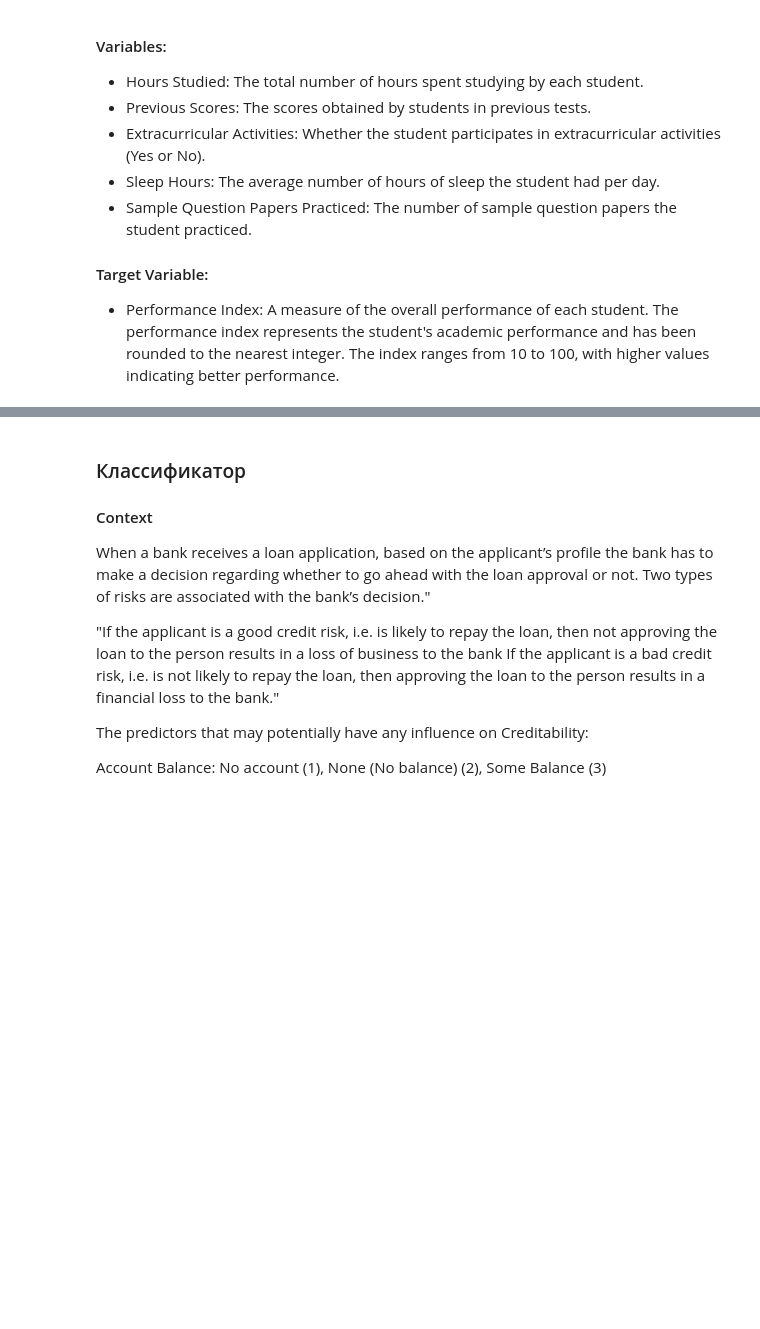
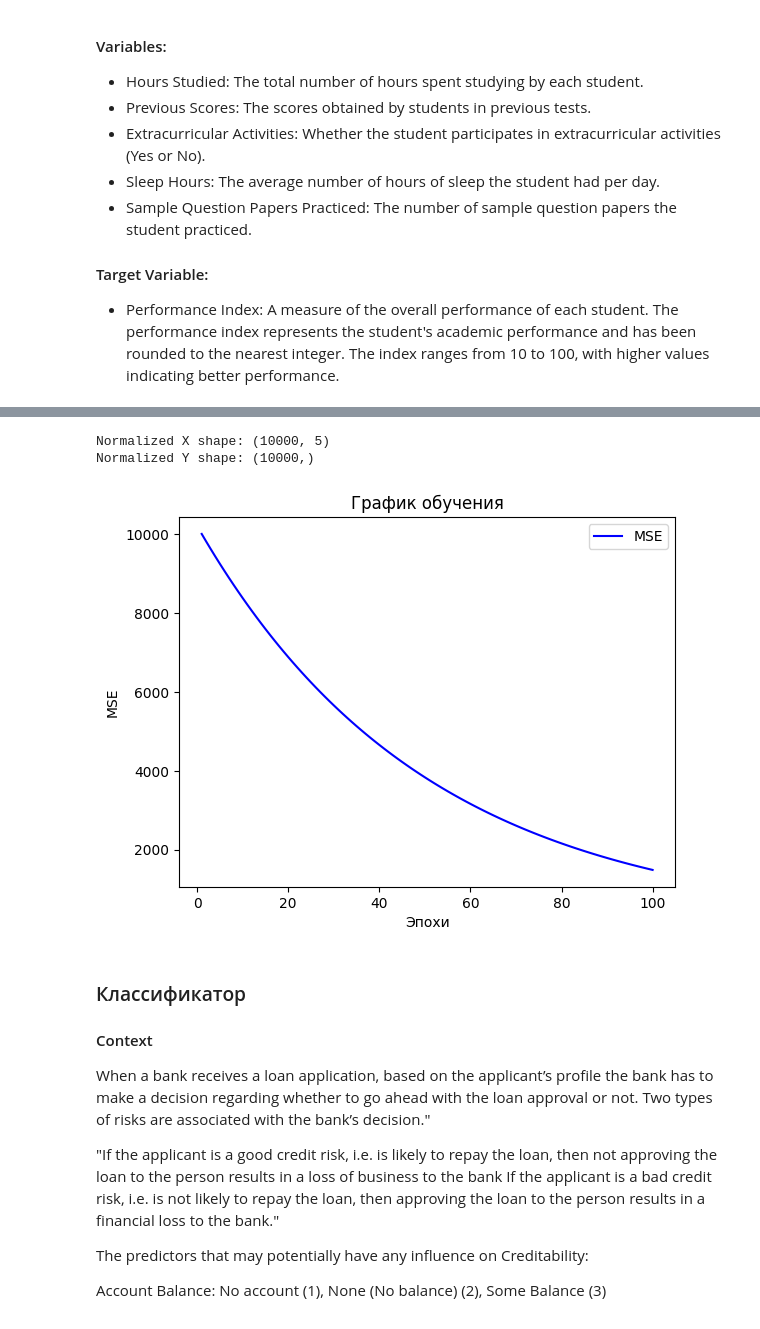
Before and after one commit to valeri-sh/lab3-main, a Jupyter notebook: lab3-main/Линейная модель и градиентный спуск.ipynb, the cells around one changed output, grey strips where cells are left out. Cells and saved outputs as stored; diff of their text form; code cells hidden in the pictures; blank space fills up the shorter version.

```diff
--- a/lab3-main/Линейная модель и градиентный спуск.ipynb
+++ b/lab3-main/Линейная модель и градиентный спуск.ipynb
@@ -158,8 +210,8 @@ import pandas as pd
 data = pd.read_csv('Student_Performance.csv')
 print(data.head())
 
-Y = ?
-X = ?
-X['Extracurricular Activities'] = X['Extracurricular Activities'].replace({'Yes': ?, 'No': ?})
+Y = data['Performance Index'].values
+X = data.drop('Performance Index', axis=1)
+X['Extracurricular Activities'] = X['Extracurricular Activities'].replace({'Yes': 1, 'No': 0})
 X = X.to_numpy()
 # %% [output]
@@ -167,30 +231,47 @@ Error:
 # %%
+import numpy as np
+
+# Убедимся что X это numpy массив
+X = np.array(X, dtype=float)
+Y = np.array(Y, dtype=float)
+
 # Вычислите среднее по столбцам.
-mean = ?
+mean = np.mean(X, axis=0, keepdims=True)
 
 # Вычислите стандартное отклонение по столбцам.
-std = ?
+std = np.std(X, axis=0, keepdims=True)
+
+# Избегаем деления на ноль
+std = np.where(std == 0, 1, std)
 
 # Нормализуйте данные по столбцам (стандартное масштабирование).
 normalized_X = (X - mean) / std
 
 # Нормализуйте и выходные данные
-normalized_Y = ?
+normalized_Y = (Y - np.mean(Y)) / np.std(Y)
+
+print("Normalized X shape:", normalized_X.shape)
+print("Normalized Y shape:", normalized_Y.shape)
+# %% [output]
+Normalized X shape: (10000, 5)
+Normalized Y shape: (10000,)
 # %%
-lr = LinearRegressor(num_features=?)
-history = lr.fit(?)
+lr = LinearRegressor(num_features=normalized_X.shape[1])
+history = lr.fit(normalized_X, normalized_Y, learning_rate=0.01, epochs=100)
 # %%
 epochs = range(1, len(history) + 1)
 
 # Постройте график обучения.
-plt.plot(?, ?, 'b', label='MSE')
+plt.plot(epochs, history, 'b', label='MSE')
 plt.title('График обучения')
 plt.xlabel('Эпохи')
 plt.ylabel('MSE')
 plt.legend()
 
 # Отобразите график.
-plt.?()
+plt.show()
+# %% [output]
+[figure, added]
 # %% [markdown]
 ### Классификатор
 #### Context
```
Also changed, not shown: parts of 8 cells of this notebook.
